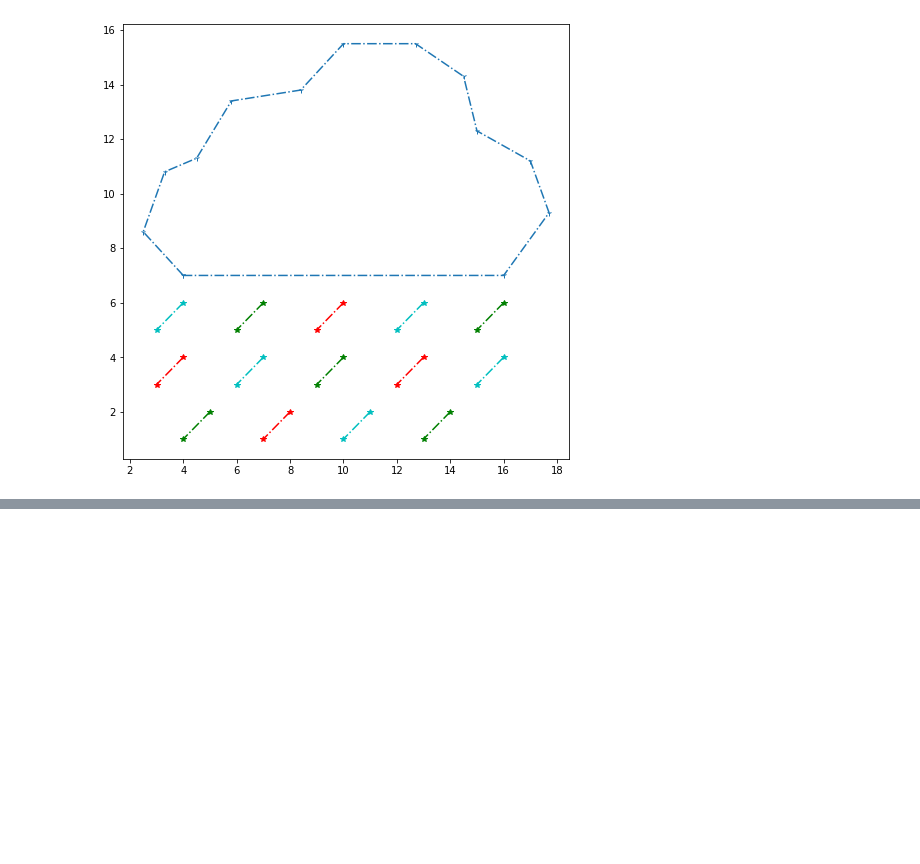
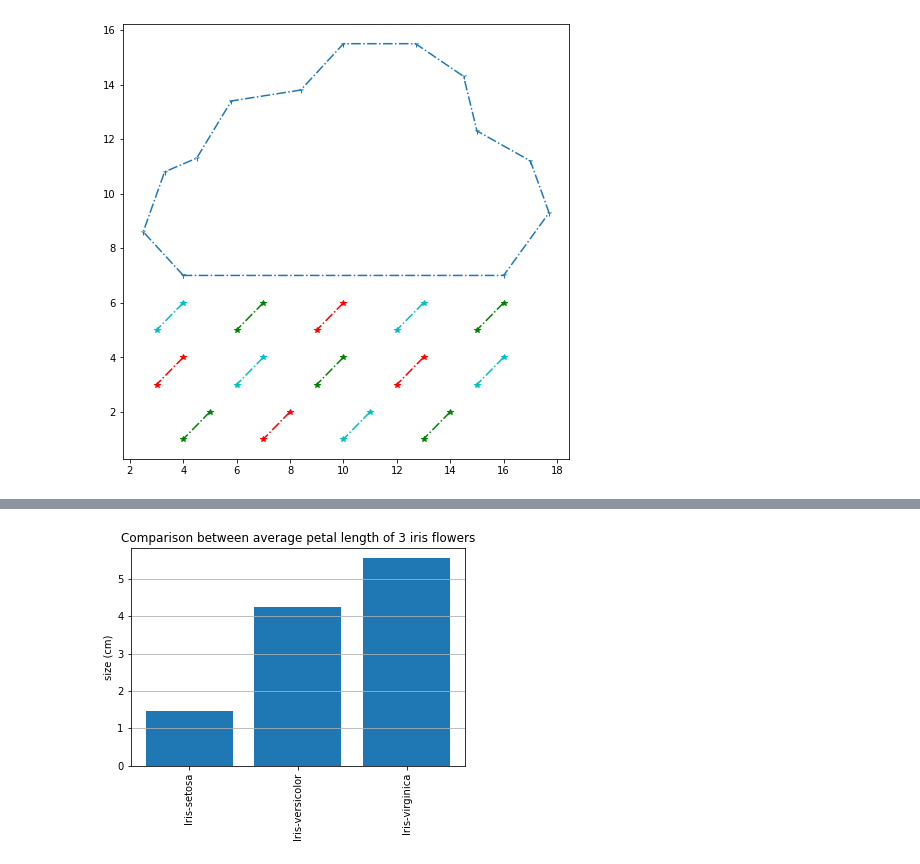
Before and after one commit to suwitchaya17/data_viz_2022, a Jupyter notebook: DataViz04_Data_Comparison.ipynb, the cells around one changed output, grey strips where cells are left out. Saved outputs shown, nothing was run; the diff lists cells and outputs as text; code cells hidden in the pictures; blank space fills up the shorter version.

```diff
--- a/DataViz04_Data_Comparison.ipynb
+++ b/DataViz04_Data_Comparison.ipynb
@@ -189,0 +241,8 @@ plt.show() #ไม่แสดงคำอธิบายบนภาพ
+# %%
+plt.bar([1,2,3],sample_data['PetalLength']) # ตำแหน่งแกน x แท่งสูงเท่าไหร่ x คือ 1,2,3
+plt.xticks([1,2,3], sample_data.reset_index()['Name'], rotation='vertical')
+plt.title('Comparison between average petal length of 3 iris flowers') # ชื่อตาราง
+plt.grid(True,axis='y') # grid เปิดตาราง คือส่วนประกอบของกราฟ ไม่เป็นกราฟ # เปิด grid ในแนวแกนไหน กำหนดได้ (True,axis=y)
+plt.ylabel('size (cm)');
+# %% [output]
+[figure, added]
```
Also changed, not shown: parts of 29 cells of this notebook.
